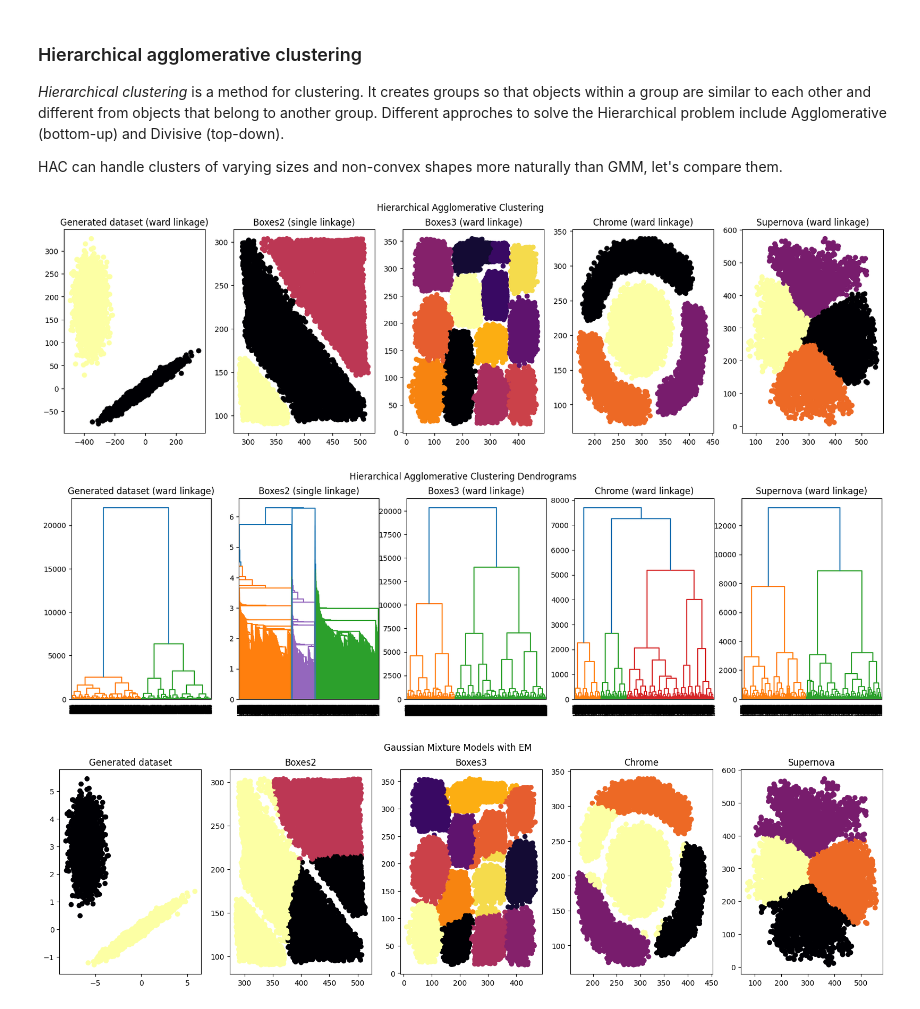
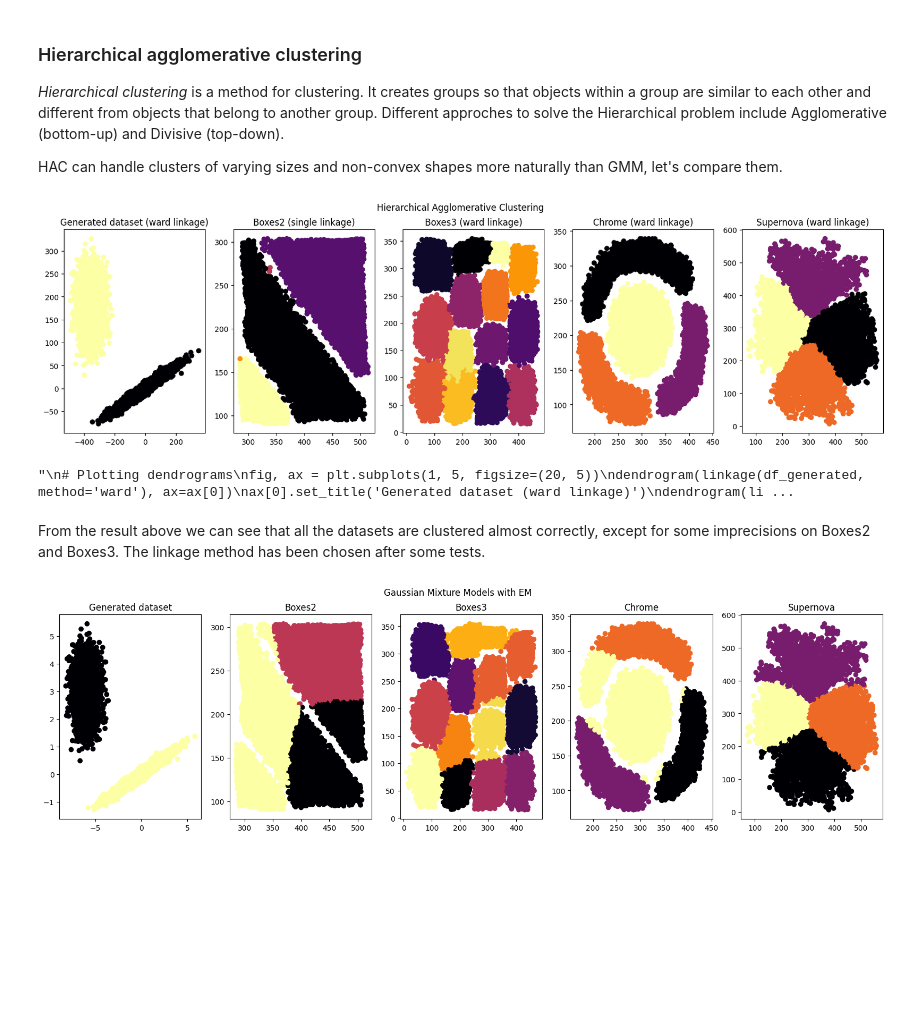
Before and after one commit to davidecapone/MixtureModelsClustering, a Jupyter notebook: notebooks/main.ipynb, the cells around one changed output. Cells and saved outputs as stored; diff of their text form; code cells hidden in the pictures; blank space fills up the shorter version.

Commit message:
some comments on results

```diff
--- a/notebooks/main.ipynb
+++ b/notebooks/main.ipynb
@@ -399,44 +399,49 @@ HAC can handle clusters of varying sizes and non-convex shapes more naturally th
 # Hierarchical Agglomerative Clustering
 
 # Apply Hierarchical Agglomerative Clustering
-hclust_generated = AgglomerativeClustering(n_clusters=2).fit(df_generated)
-hclust_boxes2 = AgglomerativeClustering(n_clusters=3, linkage='single').fit(df_boxes2) # Using single linkage to get better results for this dataset
-hclust_boxes3 = AgglomerativeClustering(n_clusters=12).fit(df_boxes3)
-hclust_chrome = AgglomerativeClustering(n_clusters=4).fit(df_chrome)
-hclust_supernova = AgglomerativeClustering(n_clusters=4).fit(df_supernova)
+hclust_generated = AgglomerativeClustering(n_clusters=None, distance_threshold=10000).fit(df_generated)
+hclust_boxes2 = AgglomerativeClustering(n_clusters=None, distance_threshold=6,linkage='single').fit(df_boxes2) # Using single linkage to get better results for this dataset
+hclust_boxes3 = AgglomerativeClustering(n_clusters=None, distance_threshold=2000).fit(df_boxes3)
+hclust_chrome = AgglomerativeClustering(n_clusters=None, distance_threshold=4500).fit(df_chrome)
+hclust_supernova = AgglomerativeClustering(n_clusters=None, distance_threshold=4500).fit(df_supernova)
 
 # Plotting results
 fig, ax = plt.subplots(1, 5, figsize=(20, 5))
 ax[0].scatter(df_generated['x'], df_generated['y'], c=hclust_generated.labels_)
 ax[0].set_title('Generated dataset (ward linkage)')
 ax[1].scatter(df_boxes2['x'], df_boxes2['y'], c=hclust_boxes2.labels_)
 ax[1].set_title('Boxes2 (single linkage)')
 ax[2].scatter(df_boxes3['x'], df_boxes3['y'], c=hclust_boxes3.labels_)
 ax[2].set_title('Boxes3 (ward linkage)')
 ax[3].scatter(df_chrome['x'], df_chrome['y'], c=hclust_chrome.labels_)
 ax[3].set_title('Chrome (ward linkage)')
 ax[4].scatter(df_supernova['x'], df_supernova['y'], c=hclust_supernova.labels_)
 ax[4].set_title('Supernova (ward linkage)')
 plt.suptitle('Hierarchical Agglomerative Clustering')
 plt.show()
 
+'''
 # Plotting dendrograms
 fig, ax = plt.subplots(1, 5, figsize=(20, 5))
 dendrogram(linkage(df_generated, method='ward'), ax=ax[0])
 ax[0].set_title('Generated dataset (ward linkage)')
 dendrogram(linkage(df_boxes2, method='single'), ax=ax[1])
 ax[1].set_title('Boxes2 (single linkage)')
 dendrogram(linkage(df_boxes3, method='ward'), ax=ax[2])
 ax[2].set_title('Boxes3 (ward linkage)')
 dendrogram(linkage(df_chrome, method='ward'), ax=ax[3])
 ax[3].set_title('Chrome (ward linkage)')
 dendrogram(linkage(df_supernova, method='ward'), ax=ax[4])
 ax[4].set_title('Supernova (ward linkage)')
 plt.suptitle('Hierarchical Agglomerative Clustering Dendrograms')
 plt.show()
+'''
 # %% [output]
-[figure, old version]
+[figure, new version]
-[figure, removed]
+"\n# Plotting dendrograms\nfig, ax = plt.subplots(1, 5, figsize=(20, 5))\ndendrogram(linkage(df_generated, method='ward'), ax=ax[0])\nax[0].set_title('Generated dataset (ward linkage)')\ndendrogram(li ...
+# %% [markdown]
+From the result above we can see that all the datasets are clustered almost correctly, except for some imprecisions on Boxes2 and Boxes3.
+The linkage method has been chosen after some tests.
 # %%
 # GMM with EM
 
```
Also changed, not shown: parts of 3 cells of this notebook.
